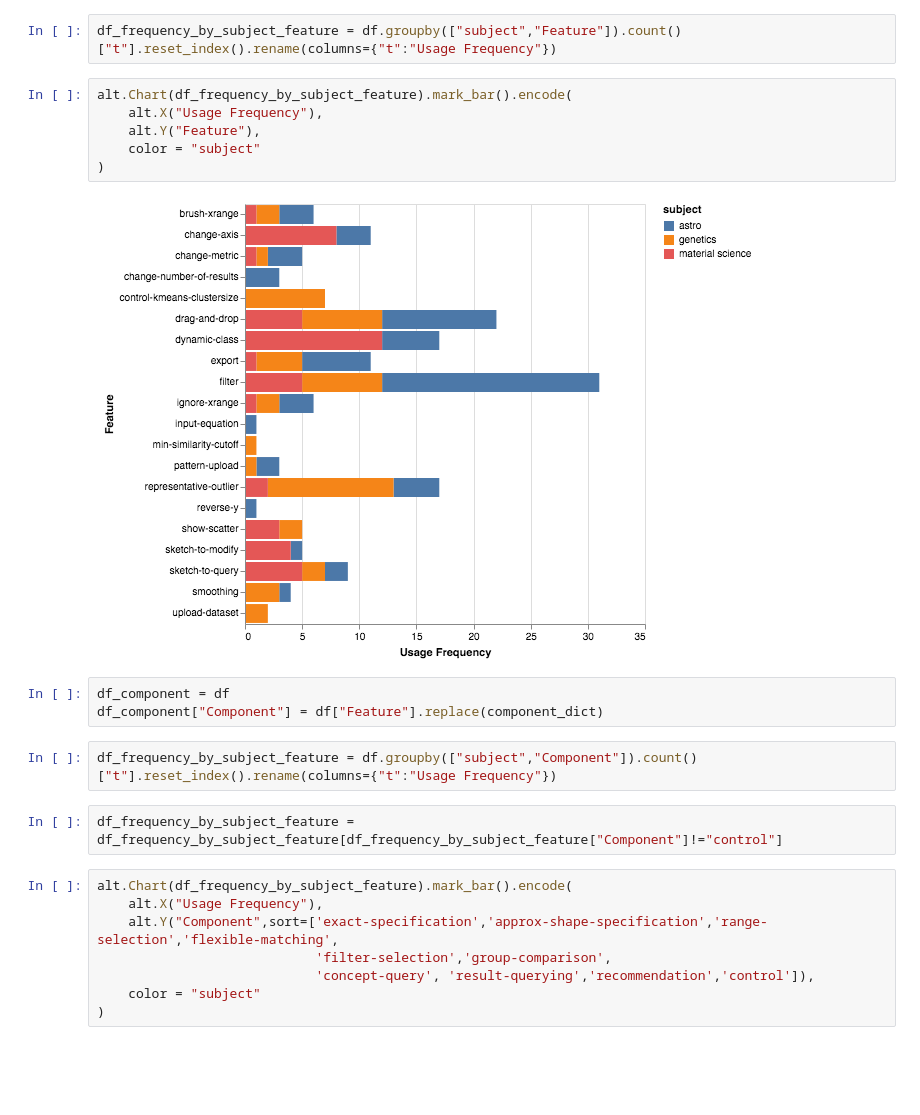
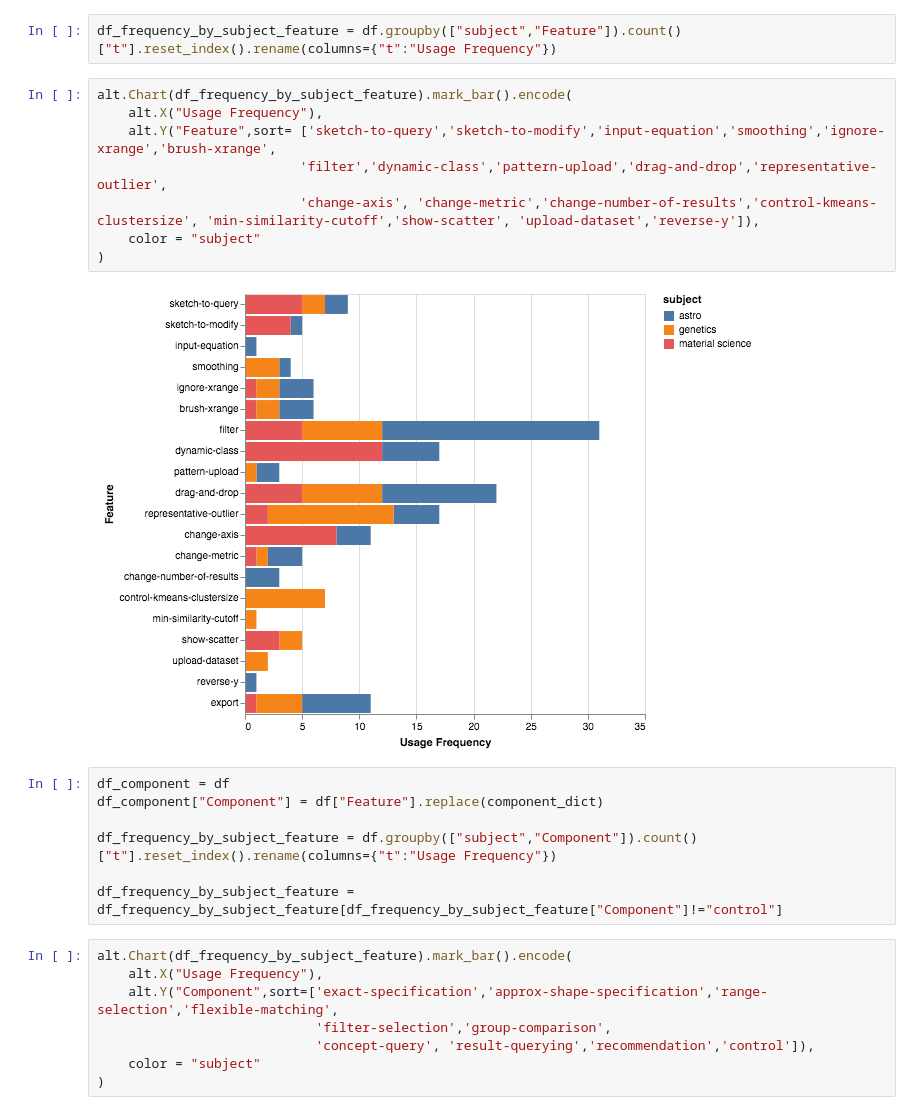
Before and after one commit to dorisjlee/ZV-paper, a Jupyter notebook: analysis/EventSeriesAnalysis.ipynb, the cells around one changed output. Cells and saved outputs as stored; diff of their text form; blank space fills up the shorter version.

```diff
--- a/analysis/EventSeriesAnalysis.ipynb
+++ b/analysis/EventSeriesAnalysis.ipynb
@@ -217,21 +231,23 @@ df = df[df.Feature.isin(featureOnly)]
 df['subject'] = df['user'].apply(lambda x: {'A':'astro', 'G':'genetics', 'M':'material science'}[x[0]])
 # %%
 df_frequency_by_subject_feature = df.groupby(["subject","Feature"]).count()["t"].reset_index().rename(columns={"t":"Usage Frequency"})
-# %%
-alt.Chart(df_frequency_by_subject_feature).mark_bar().encode(
-    alt.X("Usage Frequency"),
-    alt.Y("Feature"),
-    color = "subject"
-)
-# %% [output]
-[figure, removed]
+# %%
+alt.Chart(df_frequency_by_subject_feature).mark_bar().encode(
+    alt.X("Usage Frequency"),
+    alt.Y("Feature",sort= ['sketch-to-query','sketch-to-modify','input-equation','smoothing','ignore-xrange','brush-xrange',
+                          'filter','dynamic-class','pattern-upload','drag-and-drop','representative-outlier',
+                          'change-axis', 'change-metric','change-number-of-results','control-kmeans-clustersize', 'min-similarity-cutoff','show-scatter', 'upload-dataset','reverse-y']),
+    color = "subject"
+)
+# %% [output]
+[figure, added]
 # %%
 df_component = df
 df_component["Component"] = df["Feature"].replace(component_dict)
+
+df_frequency_by_subject_feature = df.groupby(["subject","Component"]).count()["t"].reset_index().rename(columns={"t":"Usage Frequency"})
+
+df_frequency_by_subject_feature = df_frequency_by_subject_feature[df_frequency_by_subject_feature["Component"]!="control"]
-# %%
-df_frequency_by_subject_feature = df.groupby(["subject","Component"]).count()["t"].reset_index().rename(columns={"t":"Usage Frequency"})
-# %%
-df_frequency_by_subject_feature = df_frequency_by_subject_feature[df_frequency_by_subject_feature["Component"]!="control"]
 # %%
 alt.Chart(df_frequency_by_subject_feature).mark_bar().encode(
     alt.X("Usage Frequency"),
```
Also changed, not shown: parts of 16 cells of this notebook, 7 other files.
